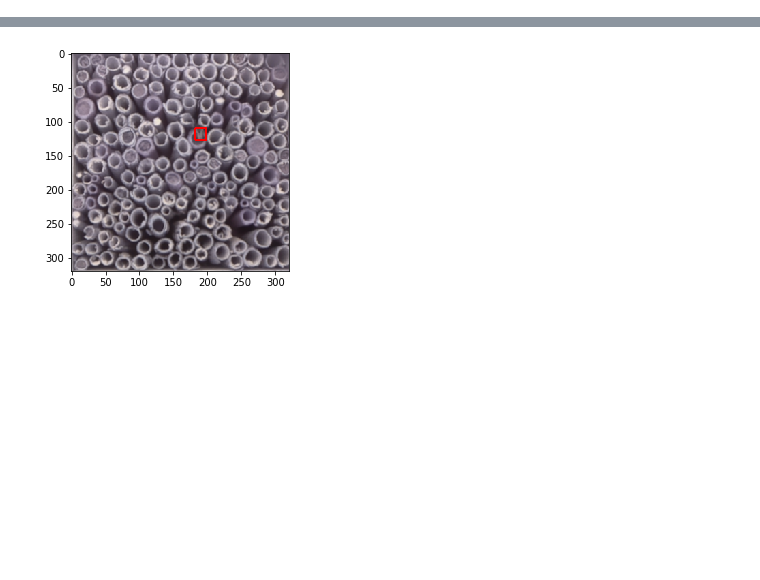
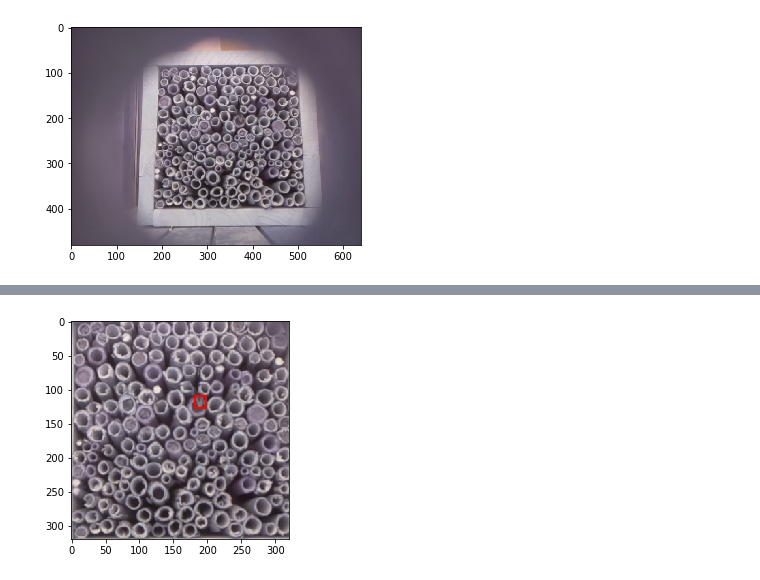
Before and after one commit to FabianReister/WildBeeDetector, a Jupyter notebook: docs/BeeDetector.ipynb, the cells around one changed output, grey strips where cells are left out. Saved outputs shown, nothing was run; the diff lists cells and outputs as text; code cells hidden in the pictures; blank space fills up the shorter version.

```diff
--- a/docs/BeeDetector.ipynb
+++ b/docs/BeeDetector.ipynb
@@ -14,6 +14,11 @@ import wild_bee_watch
 # load images
 img_bg = cv2.imread('../tests/data/background.jpg')
 img_bee = cv2.imread('../tests/data/single_bee.jpg')
+# %%
+plt.imshow(img_bee)
+plt.show()
+# %% [output]
+[figure, added]
 # %%
 # get the config that corresponds to the loaded images
 config_loader = wild_bee_watch.config_loader.ConfigLoader()
```
Also changed, not shown: parts of 3 cells of this notebook.
